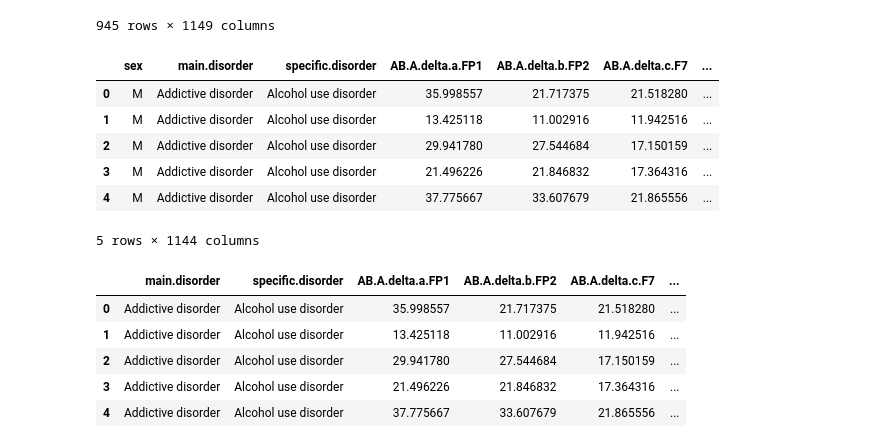
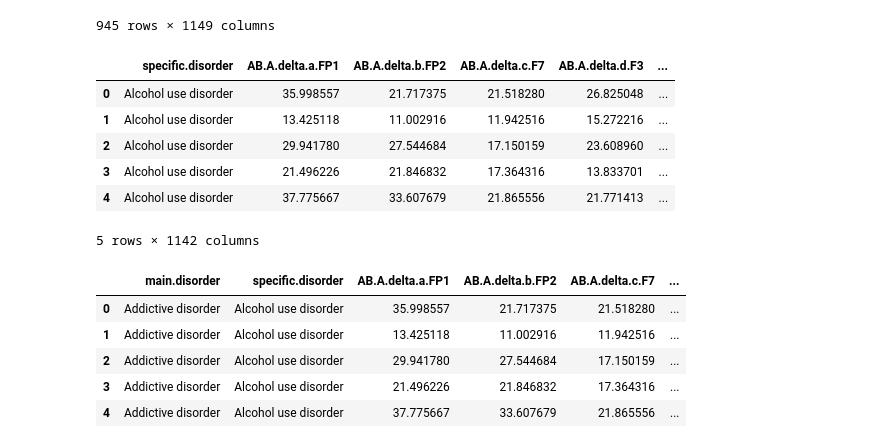
Before and after one commit to ashikHstu/depression-Detection-from-EEG-data-using-ML, a Jupyter notebook: EEG Phyciatric Disorder Depression-WorkingContinuous.ipynb, the cells around one changed output. Saved outputs shown, nothing was run; the diff lists cells and outputs as text; code cells hidden in the pictures.

```diff
--- a/EEG Phyciatric Disorder Depression-WorkingContinuous.ipynb
+++ b/EEG Phyciatric Disorder Depression-WorkingContinuous.ipynb
@@ -120,16 +120,16 @@ data
 | 944 | 945 | M | 21.0 | 2015.10.23 | 13.0 | 105.0 | Healthy control | Healthy control | ... |
 945 rows × 1149 columns
 # %%
-data.drop(["no.", "age", "eeg.date","education", "IQ"], axis=1, inplace =True)
+data.drop(["no.","main.disorder", "age", "eeg.date","sex","education", "IQ"], axis=1, inplace =True)
 data.head()
 # %% [output]
-|  | sex | main.disorder | specific.disorder | AB.A.delta.a.FP1 | AB.A.delta.b.FP2 | AB.A.delta.c.F7 | ... |
-| 0 | M | Addictive disorder | Alcohol use disorder | 35.998557 | 21.717375 | 21.518280 | ... |
-| 1 | M | Addictive disorder | Alcohol use disorder | 13.425118 | 11.002916 | 11.942516 | ... |
-| 2 | M | Addictive disorder | Alcohol use disorder | 29.941780 | 27.544684 | 17.150159 | ... |
-| 3 | M | Addictive disorder | Alcohol use disorder | 21.496226 | 21.846832 | 17.364316 | ... |
-| 4 | M | Addictive disorder | Alcohol use disorder | 37.775667 | 33.607679 | 21.865556 | ... |
+|  | specific.disorder | AB.A.delta.a.FP1 | AB.A.delta.b.FP2 | AB.A.delta.c.F7 | AB.A.delta.d.F3 | ... |
+| 0 | Alcohol use disorder | 35.998557 | 21.717375 | 21.518280 | 26.825048 | ... |
+| 1 | Alcohol use disorder | 13.425118 | 11.002916 | 11.942516 | 15.272216 | ... |
+| 2 | Alcohol use disorder | 29.941780 | 27.544684 | 17.150159 | 23.608960 | ... |
+| 3 | Alcohol use disorder | 21.496226 | 21.846832 | 17.364316 | 13.833701 | ... |
+| 4 | Alcohol use disorder | 37.775667 | 33.607679 | 21.865556 | 21.771413 | ... |
-5 rows × 1144 columns
+5 rows × 1142 columns
 # %%
 data.drop(["sex"], axis=1,inplace= True)
 data.head()
```
Also changed, not shown: parts of 3 cells of this notebook.
